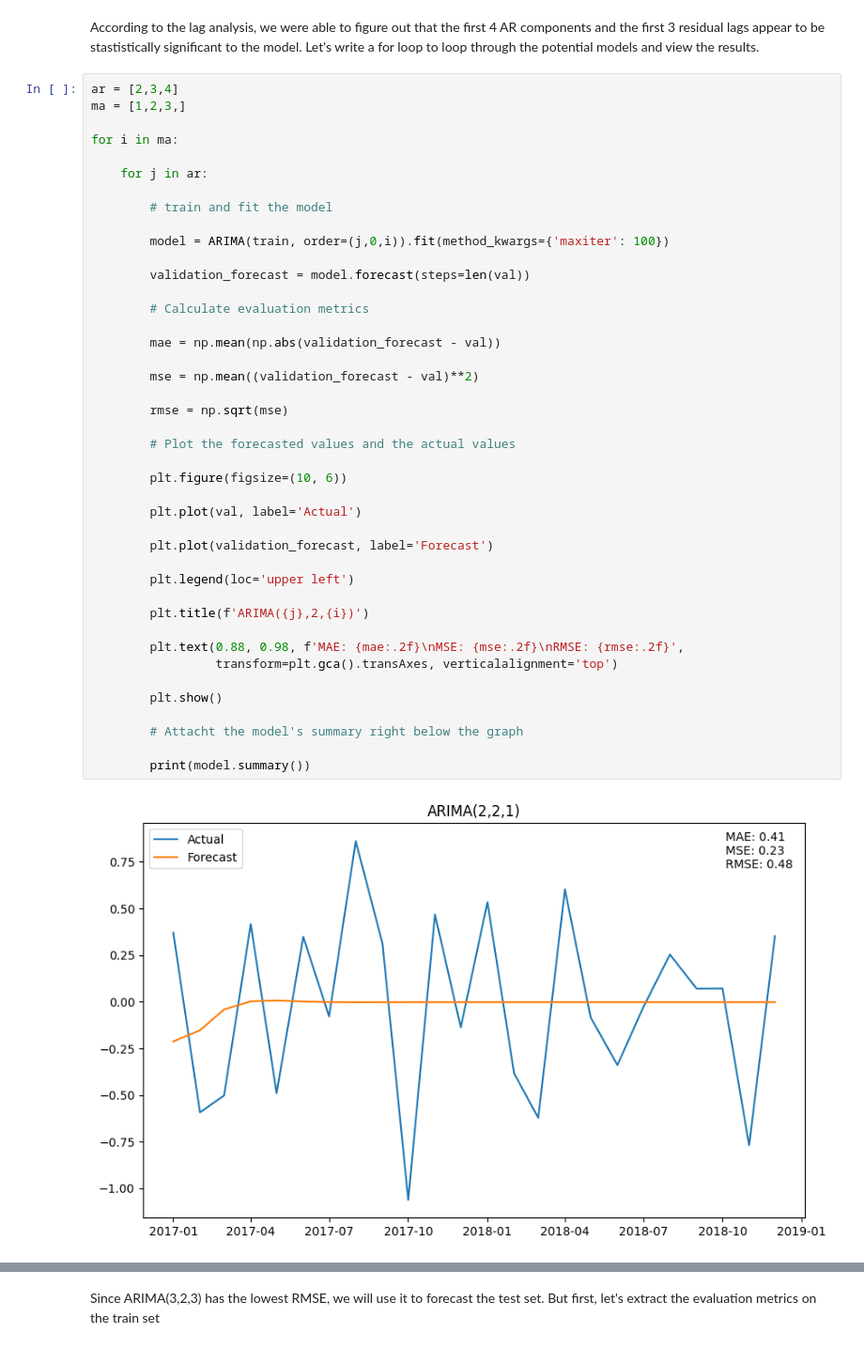
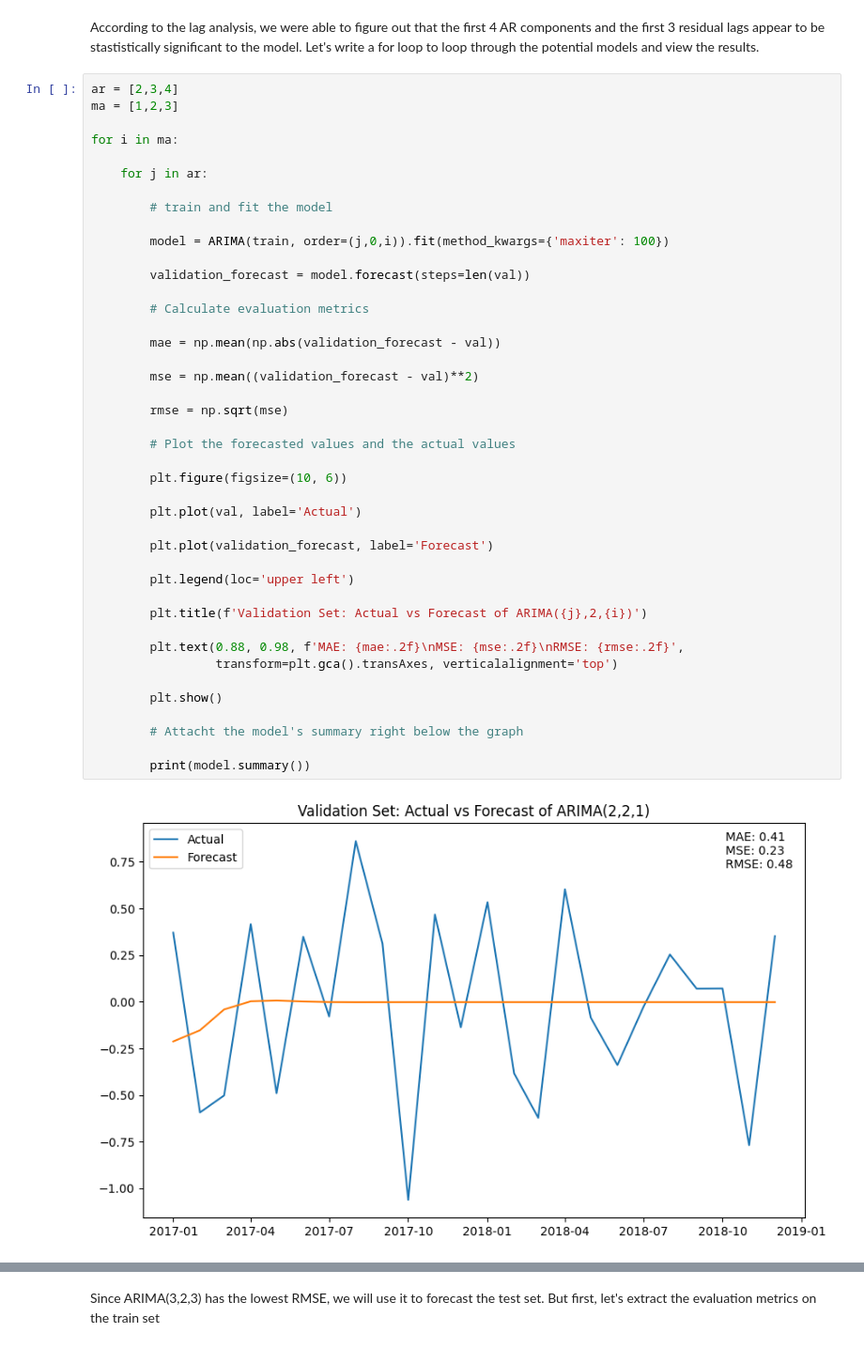
Before and after one commit to namtran6701/Inflation_Prediction, a Jupyter notebook: project_3.ipynb, the cells around one changed output, grey strips where cells are left out. Shown at 94% size. Drawn from its saved outputs; the diff is of its cells as text.

```diff
--- a/project_3.ipynb
+++ b/project_3.ipynb
@@ -590,7 +636,7 @@ From the graphs earlier, we would sequtially add MA and AR component to the mode
 According to the lag analysis, we were able to figure out that the first 4 AR components and the first 3 residual lags appear to be stastistically significant to the model. Let's write a for loop to loop through the potential models and view the results.
 # %%
 ar = [2,3,4]
-ma = [1,2,3,]
+ma = [1,2,3]
 
 for i in ma:
 
@@ -603,35 +649,35 @@ for i in ma:
         validation_forecast = model.forecast(steps=len(val))
 
         # Calculate evaluation metrics
 
         mae = np.mean(np.abs(validation_forecast - val))
 
         mse = np.mean((validation_forecast - val)**2)
 
         rmse = np.sqrt(mse)
 
         # Plot the forecasted values and the actual values
 
         plt.figure(figsize=(10, 6))
 
         plt.plot(val, label='Actual')
 
         plt.plot(validation_forecast, label='Forecast')
 
         plt.legend(loc='upper left')
 
-        plt.title(f'ARIMA({j},2,{i})')
+        plt.title(f'Validation Set: Actual vs Forecast of ARIMA({j},2,{i})')
 
         plt.text(0.88, 0.98, f'MAE: {mae:.2f}\nMSE: {mse:.2f}\nRMSE: {rmse:.2f}',
                  transform=plt.gca().transAxes, verticalalignment='top')
 
         plt.show()
 
         # Attacht the model's summary right below the graph
 
         print(model.summary())
 # %% [output]
-[figure, old version]
+[figure, new version]
                                SARIMAX Results
 ==============================================================================
 Dep. Variable:                    CPI   No. Observations:                   82
```
Also changed, not shown: parts of 36 cells of this notebook.
